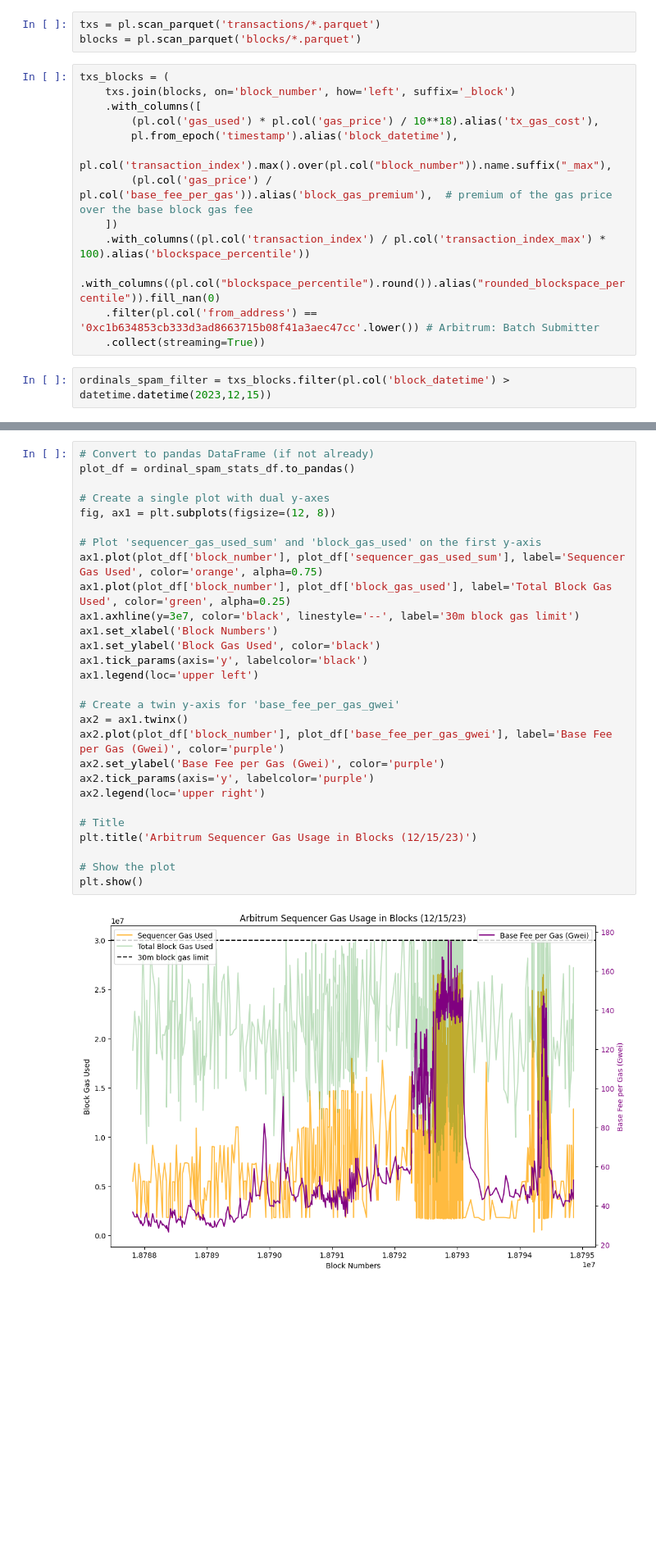
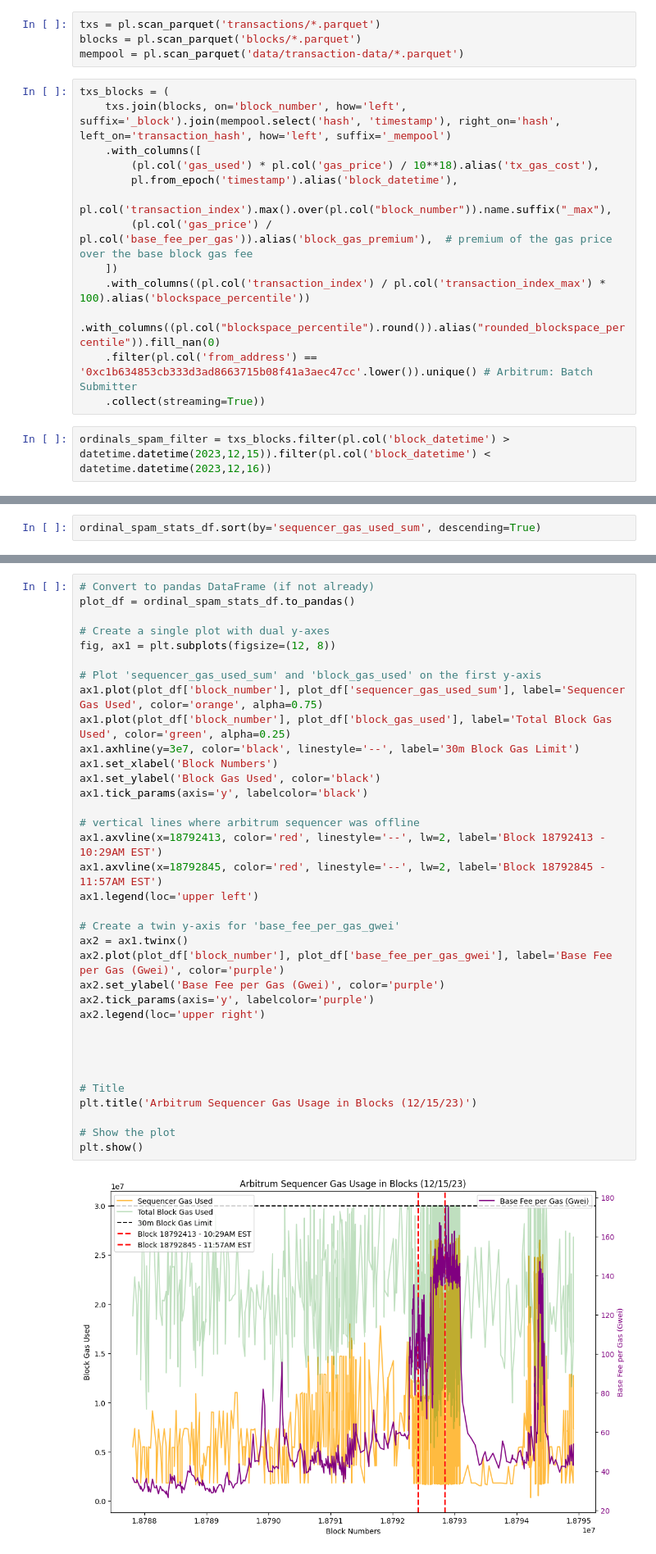
Before and after one commit to Evan-Kim2028/arbitrum_ordinals_spam, a Jupyter notebook: ordinals_spam.ipynb, the cells around one changed output, grey strips where cells are left out. Shown: that part at 82% size. Cells and saved outputs as stored; diff of their text form; blank space fills up the shorter version.

Commit message:
feat: add downtime vertical lines

```diff
--- a/ordinals_spam.ipynb
+++ b/ordinals_spam.ipynb
@@ -12,9 +13,10 @@ polars.config.Config
 # %%
 txs = pl.scan_parquet('transactions/*.parquet')
 blocks = pl.scan_parquet('blocks/*.parquet')
+mempool = pl.scan_parquet('data/transaction-data/*.parquet')
 # %%
 txs_blocks = (
-    txs.join(blocks, on='block_number', how='left', suffix='_block')
+    txs.join(blocks, on='block_number', how='left', suffix='_block').join(mempool.select('hash', 'timestamp'), right_on='hash', left_on='transaction_hash', how='left', suffix='_mempool')
     .with_columns([
         (pl.col('gas_used') * pl.col('gas_price') / 10**18).alias('tx_gas_cost'),
         pl.from_epoch('timestamp').alias('block_datetime'),
@@ -23,7 +25,7 @@ txs_blocks = (
     ])
     .with_columns((pl.col('transaction_index') / pl.col('transaction_index_max') * 100).alias('blockspace_percentile'))
     .with_columns((pl.col("blockspace_percentile").round()).alias("rounded_blockspace_percentile")).fill_nan(0)
-    .filter(pl.col('from_address') == '0xc1b634853cb333d3ad8663715b08f41a3aec47cc'.lower()) # Arbitrum: Batch Submitter
+    .filter(pl.col('from_address') == '0xc1b634853cb333d3ad8663715b08f41a3aec47cc'.lower()).unique() # Arbitrum: Batch Submitter
     .collect(streaming=True))
 # %%
-ordinals_spam_filter = txs_blocks.filter(pl.col('block_datetime') > datetime.datetime(2023,12,15))
+ordinals_spam_filter = txs_blocks.filter(pl.col('block_datetime') > datetime.datetime(2023,12,15)).filter(pl.col('block_datetime') < datetime.datetime(2023,12,16))
@@ -77,0 +78,2 @@ ordinal_spam_stats_df.to_pandas().plot(kind='line', x='block_number', y='seq_gas
+# %%
+ordinal_spam_stats_df.sort(by='sequencer_gas_used_sum', descending=True)
@@ -78,30 +135,37 @@ ordinal_spam_stats_df.to_pandas().plot(kind='line', x='block_number', y='seq_gas
 # %%
 # Convert to pandas DataFrame (if not already)
 plot_df = ordinal_spam_stats_df.to_pandas()
 
 # Create a single plot with dual y-axes
 fig, ax1 = plt.subplots(figsize=(12, 8))
 
 # Plot 'sequencer_gas_used_sum' and 'block_gas_used' on the first y-axis
 ax1.plot(plot_df['block_number'], plot_df['sequencer_gas_used_sum'], label='Sequencer Gas Used', color='orange', alpha=0.75)
 ax1.plot(plot_df['block_number'], plot_df['block_gas_used'], label='Total Block Gas Used', color='green', alpha=0.25)
-ax1.axhline(y=3e7, color='black', linestyle='--', label='30m block gas limit')
+ax1.axhline(y=3e7, color='black', linestyle='--', label='30m Block Gas Limit')
 ax1.set_xlabel('Block Numbers')
 ax1.set_ylabel('Block Gas Used', color='black')
 ax1.tick_params(axis='y', labelcolor='black')
+
+# vertical lines where arbitrum sequencer was offline
+ax1.axvline(x=18792413, color='red', linestyle='--', lw=2, label='Block 18792413 - 10:29AM EST')
+ax1.axvline(x=18792845, color='red', linestyle='--', lw=2, label='Block 18792845 - 11:57AM EST')
 ax1.legend(loc='upper left')
 
 # Create a twin y-axis for 'base_fee_per_gas_gwei'
 ax2 = ax1.twinx()
 ax2.plot(plot_df['block_number'], plot_df['base_fee_per_gas_gwei'], label='Base Fee per Gas (Gwei)', color='purple')
 ax2.set_ylabel('Base Fee per Gas (Gwei)', color='purple')
 ax2.tick_params(axis='y', labelcolor='purple')
 ax2.legend(loc='upper right')
 
+
+
+
 # Title
 plt.title('Arbitrum Sequencer Gas Usage in Blocks (12/15/23)')
 
 # Show the plot
 plt.show()
 # %% [output]
-[figure, old version]
+[figure, new version]
```
Also changed, not shown: parts of 13 cells of this notebook.
